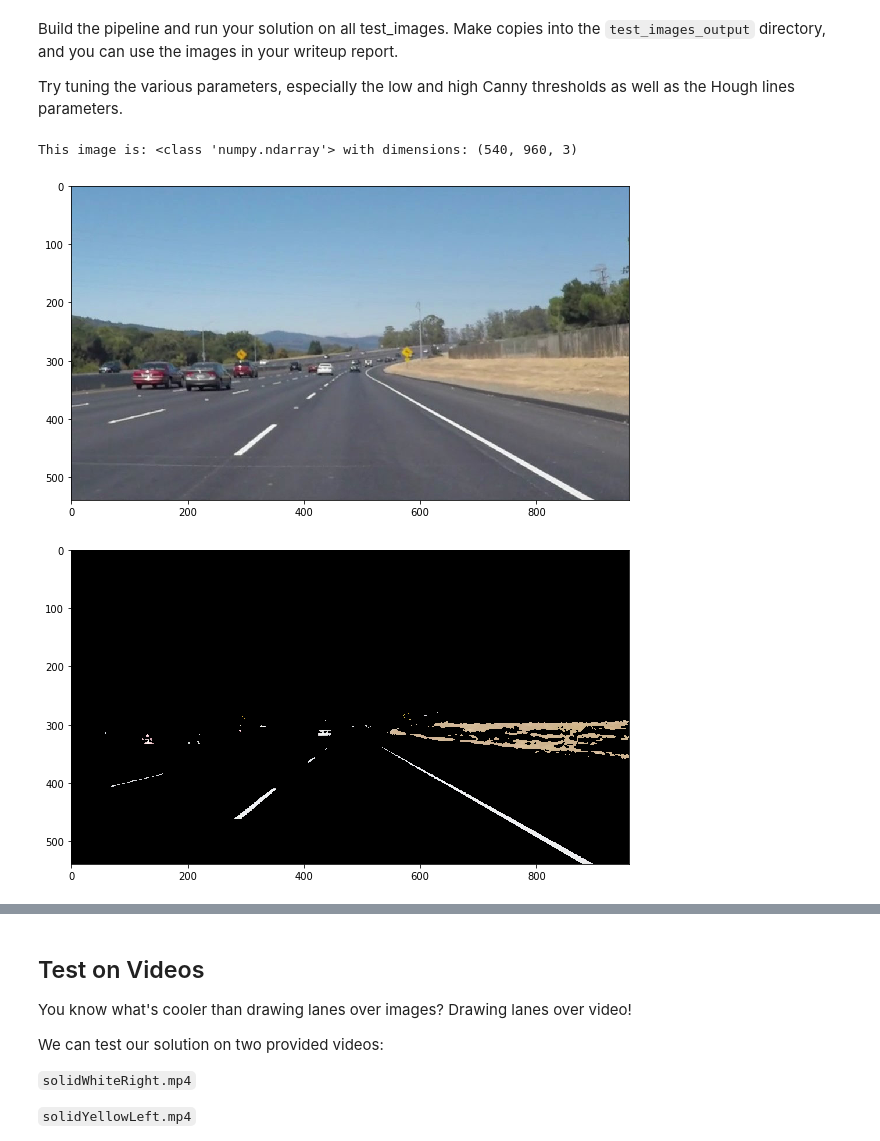
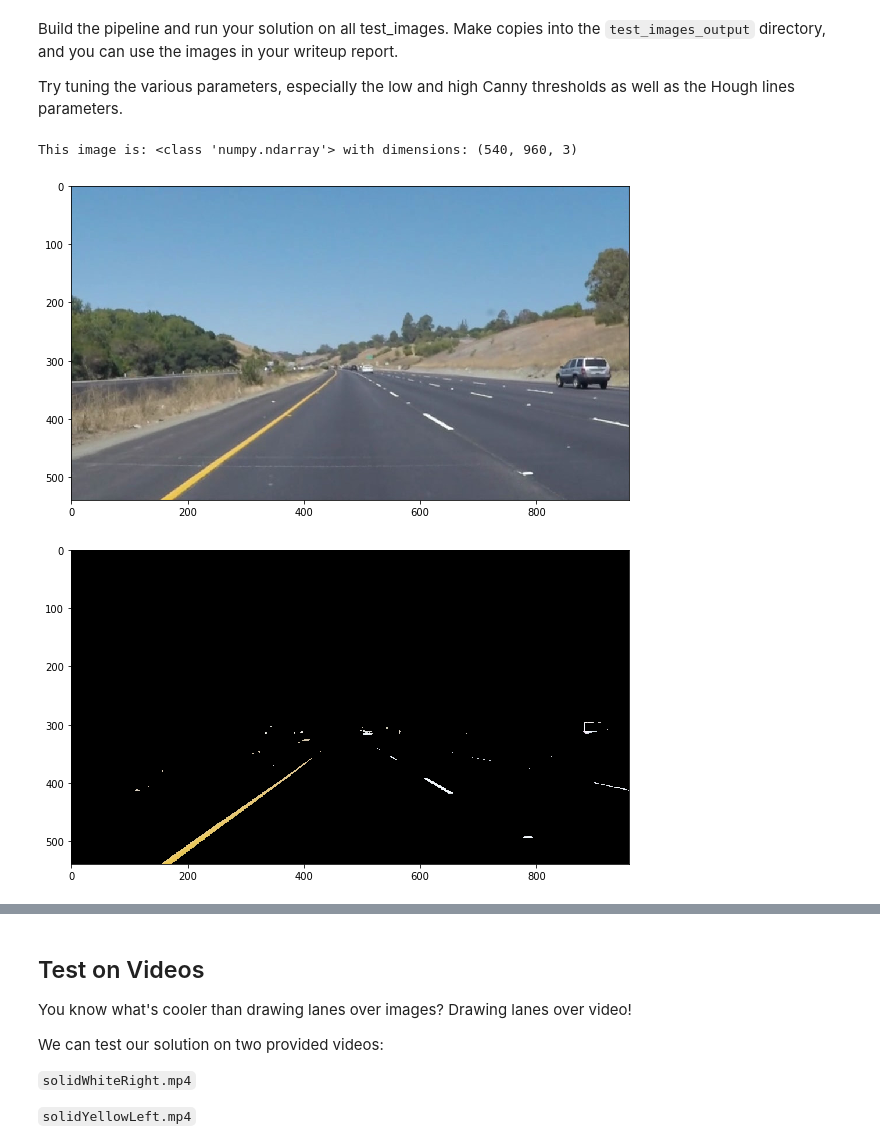
Before and after one commit to dschmoeller/01FindingLaneLines, a Jupyter notebook: CarND-LaneLines-P1-master/CarND-LaneLines-P1-master/P1.ipynb, the cells around one changed output, grey strips where cells are left out. Drawn from its saved outputs; the diff is of its cells as text; code cells hidden in the pictures.

```diff
--- a/CarND-LaneLines-P1-master/CarND-LaneLines-P1-master/P1.ipynb
+++ b/CarND-LaneLines-P1-master/CarND-LaneLines-P1-master/P1.ipynb
@@ -229,17 +229,17 @@ Try tuning the various parameters, especially the low and high Canny thresholds
 # %%
 # TODO: Build your pipeline that will draw lane lines on the test_images
 # then save them to the test_images_output directory.
 
 # 1 Load test image (in array format) and visualize it
-ImgIndex = 0
+ImgIndex = 2
 inputImageList = os.listdir("test_images/")
 img = mpimg.imread("test_images/" + inputImageList[ImgIndex])
 print('This image is:', type(img), 'with dimensions:', img.shape)
 plt.figure(figsize=(10, 10))
 plt.imshow(img);
 # %% [output]
 This image is: <class 'numpy.ndarray'> with dimensions: (540, 960, 3)
-[figure, old version]
+[figure, new version]
 # %%
 # 2 Color Selection
 #   --> Copy the original image
@@ -257,7 +257,7 @@ plt.imshow(colorSelectedImg);
 # Store image
 mpimg.imsave("test_images_output/1colorSelected" + inputImageList[ImgIndex], colorSelectedImg)
 # %% [output]
-[figure, old version]
+[figure, new version]
 # %%
 # 3 Region masking
 #   --> Defining a region of interest
```
Also changed, not shown: parts of 23 cells of this notebook.
